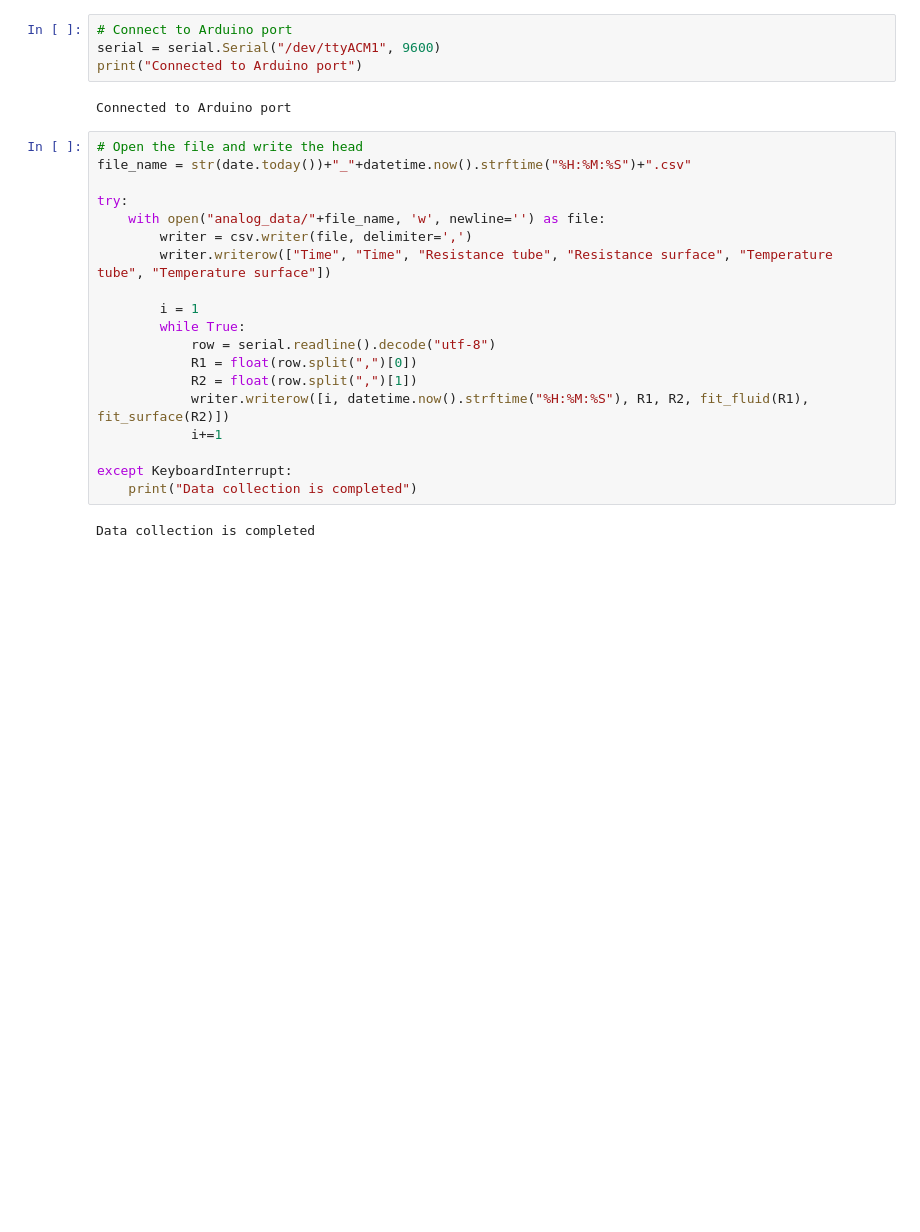
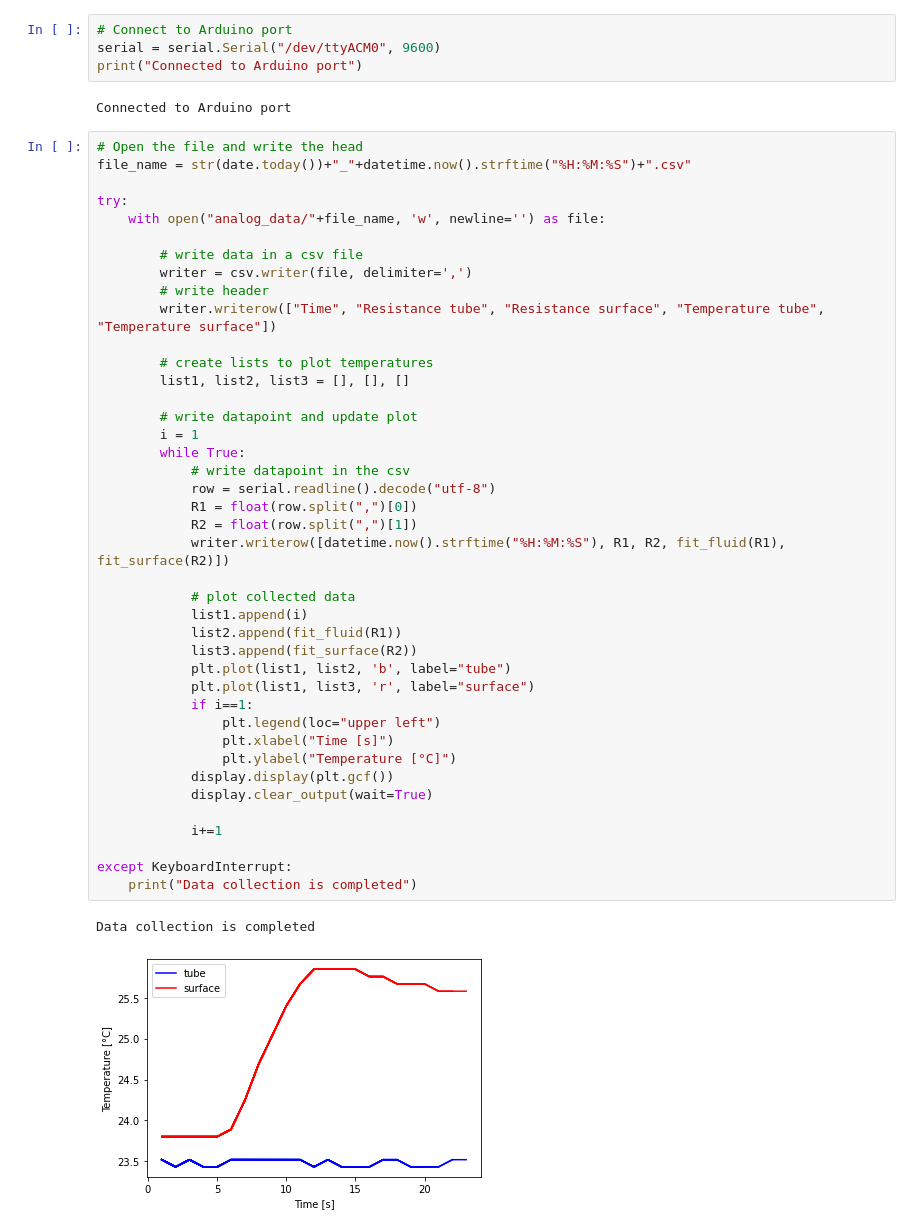
Before and after one commit to jeannafta/master_thesis, a Jupyter notebook: electronics/serial.ipynb, the cells around one changed output. Cells and saved outputs as stored; diff of their text form; blank space fills up the shorter version.

Commit message:
add vizualisation of data with time

```diff
--- a/electronics/serial.ipynb
+++ b/electronics/serial.ipynb
@@ -48,28 +49,51 @@ plt.show()
 ## Connection to Arduino and data collection
 # %%
 # Connect to Arduino port
-serial = serial.Serial("/dev/ttyACM1", 9600)
+serial = serial.Serial("/dev/ttyACM0", 9600)
 print("Connected to Arduino port")
 # %% [output]
 Connected to Arduino port
 # %%
 # Open the file and write the head
 file_name = str(date.today())+"_"+datetime.now().strftime("%H:%M:%S")+".csv"
 
 try:
     with open("analog_data/"+file_name, 'w', newline='') as file:
+
+        # write data in a csv file
         writer = csv.writer(file, delimiter=',')
-        writer.writerow(["Time", "Time", "Resistance tube", "Resistance surface", "Temperature tube", "Temperature surface"])
+        # write header
+        writer.writerow(["Time", "Resistance tube", "Resistance surface", "Temperature tube", "Temperature surface"])
 
+        # create lists to plot temperatures
+        list1, list2, list3 = [], [], []
+
+        # write datapoint and update plot
         i = 1
         while True:
+            # write datapoint in the csv
             row = serial.readline().decode("utf-8")
             R1 = float(row.split(",")[0])
             R2 = float(row.split(",")[1])
-            writer.writerow([i, datetime.now().strftime("%H:%M:%S"), R1, R2, fit_fluid(R1), fit_surface(R2)])
+            writer.writerow([datetime.now().strftime("%H:%M:%S"), R1, R2, fit_fluid(R1), fit_surface(R2)])
+
+            # plot collected data
+            list1.append(i)
+            list2.append(fit_fluid(R1))
+            list3.append(fit_surface(R2))
+            plt.plot(list1, list2, 'b', label="tube")
+            plt.plot(list1, list3, 'r', label="surface")
+            if i==1:
+                plt.legend(loc="upper left")
+                plt.xlabel("Time [s]")
+                plt.ylabel("Temperature [°C]")
+            display.display(plt.gcf())
+            display.clear_output(wait=True)
+
             i+=1
 
 except KeyboardInterrupt:
     print("Data collection is completed")
 # %% [output]
 Data collection is completed
+[figure, added]
```
Also changed, not shown: parts of 1 cell of this notebook.
